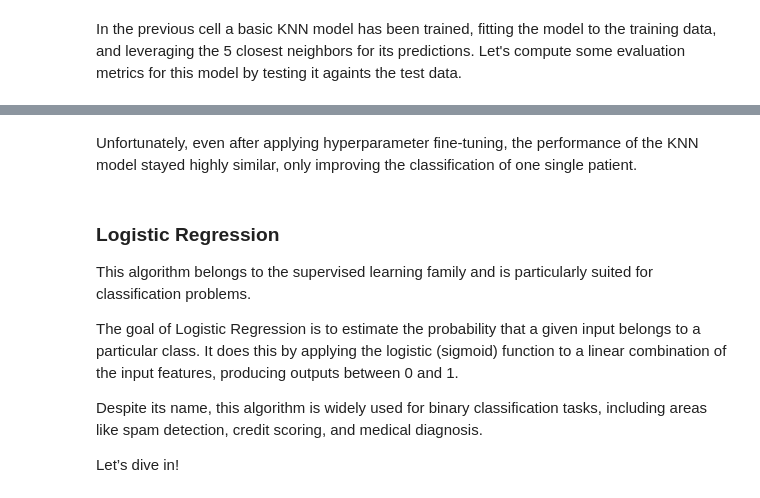
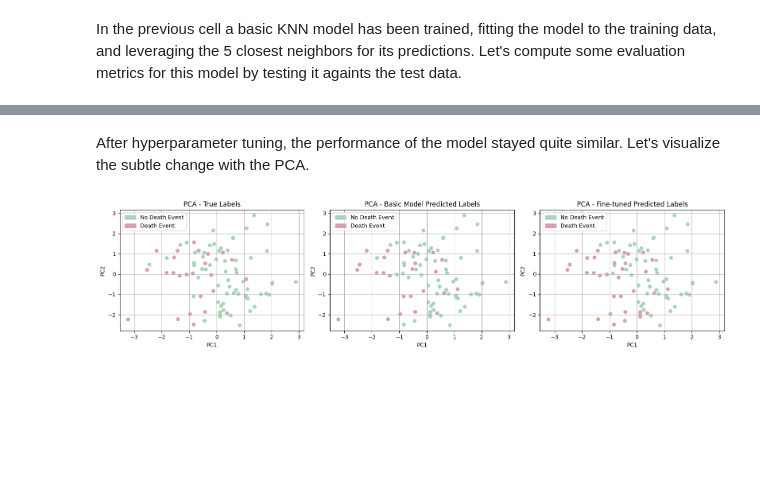
Before and after one commit to dyaang/AI-in-Healthcare-Portfolio, a Jupyter notebook: Heart Failure Prediction/heart_failure_prediction.ipynb, the cells around one changed output, grey strips where cells are left out. Cells and saved outputs as stored; diff of their text form; code cells hidden in the pictures; blank space fills up the shorter version.

```diff
--- a/Heart Failure Prediction/heart_failure_prediction.ipynb
+++ b/Heart Failure Prediction/heart_failure_prediction.ipynb
@@ -317,0 +521,18 @@ weighted avg       0.71      0.73      0.72        90
+# %%
+# Set up hyperparameter grid
+param_grid = {
+    'C': [0.001, 0.01, 0.1, 1, 10, 100],  # inverse of regularization strength
+    'penalty': ['l1', 'l2'],              # type of regularization
+    'solver': ['liblinear']              # supports both l1 and l2
+}
+
+# Perform grid search
+grid = GridSearchCV(LogisticRegression(max_iter=1000, class_weight='balanced'), param_grid, cv=5, scoring='f1')
+grid.fit(X_dev_scaled, y_dev)
+
+print("Best hyperparameters:", grid.best_params_)
+
+# Evaluate on test set
+best_lr = grid.best_estimator_
+best_lr_y_test_pred = best_lr.predict(X_test_scaled)
+print(classification_report(y_test, y_test_pred))
@@ -318,12 +549,46 @@ weighted avg       0.71      0.73      0.72        90
 # %% [markdown]
-Unfortunately, even after applying hyperparameter fine-tuning, the performance of the KNN model stayed highly similar, only improving the classification of one single patient.
+After hyperparameter tuning, the performance of the model stayed quite similar. Let's visualize the subtle change with the PCA.
-# %% [markdown]
-### Logistic Regression
-
-This algorithm belongs to the supervised learning family and is particularly suited for classification problems.
-
-The goal of Logistic Regression is to estimate the probability that a given input belongs to a particular class. It does this by applying the logistic (sigmoid) function to a linear combination of the input features, producing outputs between 0 and 1.
-
-Despite its name, this algorithm is widely used for binary classification tasks, including areas like spam detection, credit scoring, and medical diagnosis.
-
-Let’s dive in!
+# %%
+# Setting up subplot configuration
+fig, axes = plt.subplots(1, 3, figsize=(16, 4))
+axes = axes.flatten()
+
+legend_elements = [
+    mpatches.Patch(color='#A8D5BA', label='No Death Event'),
+    mpatches.Patch(color='#D9A0AC', label='Death Event')
+]
+
+# Scatter plot of true labels
+axes[0].scatter(X_test_pca[:, 0], X_test_pca[:, 1], c=y_test, cmap=ListedColormap(['#A8D5BA', '#D9A0AC']), alpha=1)
+axes[0].set_title('PCA - True Labels')
+axes[0].set_xlabel('PC1')
+axes[0].set_ylabel('PC2')
+axes[0].grid(True)
+
+# Add the legend
+axes[0].legend(handles=legend_elements)
+
+# Scatter plot of basic model predicted labels
+axes[1].scatter(X_test_pca[:, 0], X_test_pca[:, 1], c=lg_y_pred, cmap=ListedColormap(['#A8D5BA', '#D9A0AC']), alpha=1)
+axes[1].set_title('PCA - Basic Model Predicted Labels')
+axes[1].set_xlabel('PC1')
+axes[1].set_ylabel('PC2')
+axes[1].grid(True)
+
+# Add the legend
+axes[1].legend(handles=legend_elements)
+
+# Scatter plot of fine-tuned predicted labels
+axes[2].scatter(X_test_pca[:, 0], X_test_pca[:, 1], c=best_lr_y_test_pred, cmap=ListedColormap(['#A8D5BA', '#D9A0AC']), alpha=1)
+axes[2].set_title('PCA - Fine-tuned Predicted Labels')
+axes[2].set_xlabel('PC1')
+axes[2].set_ylabel('PC2')
+axes[2].grid(True)
+
+# Add the legend
+axes[2].legend(handles=legend_elements)
+
+plt.tight_layout()
+plt.show()
+# %% [output]
+[figure, added]
```
Also changed, not shown: parts of 39 cells of this notebook.
